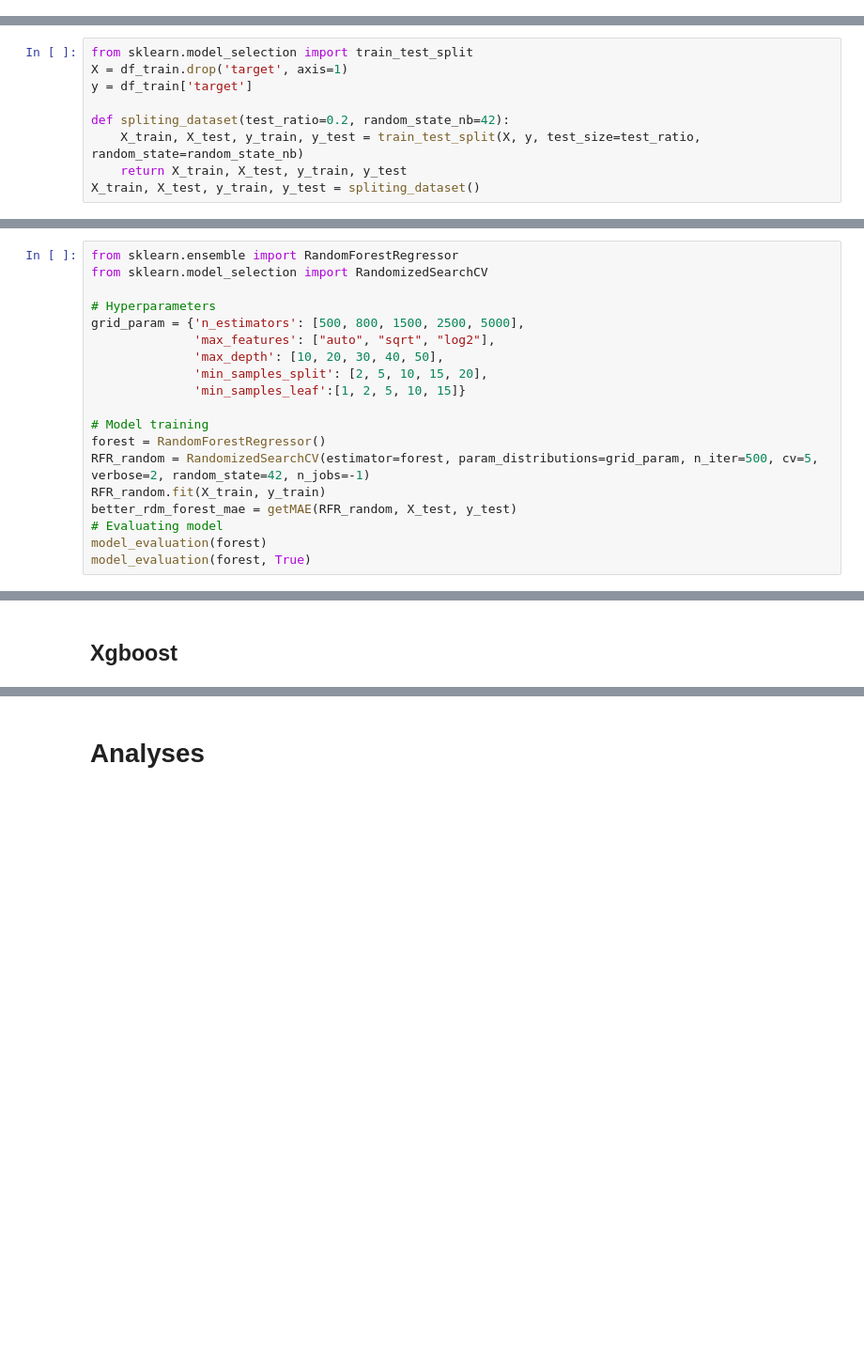
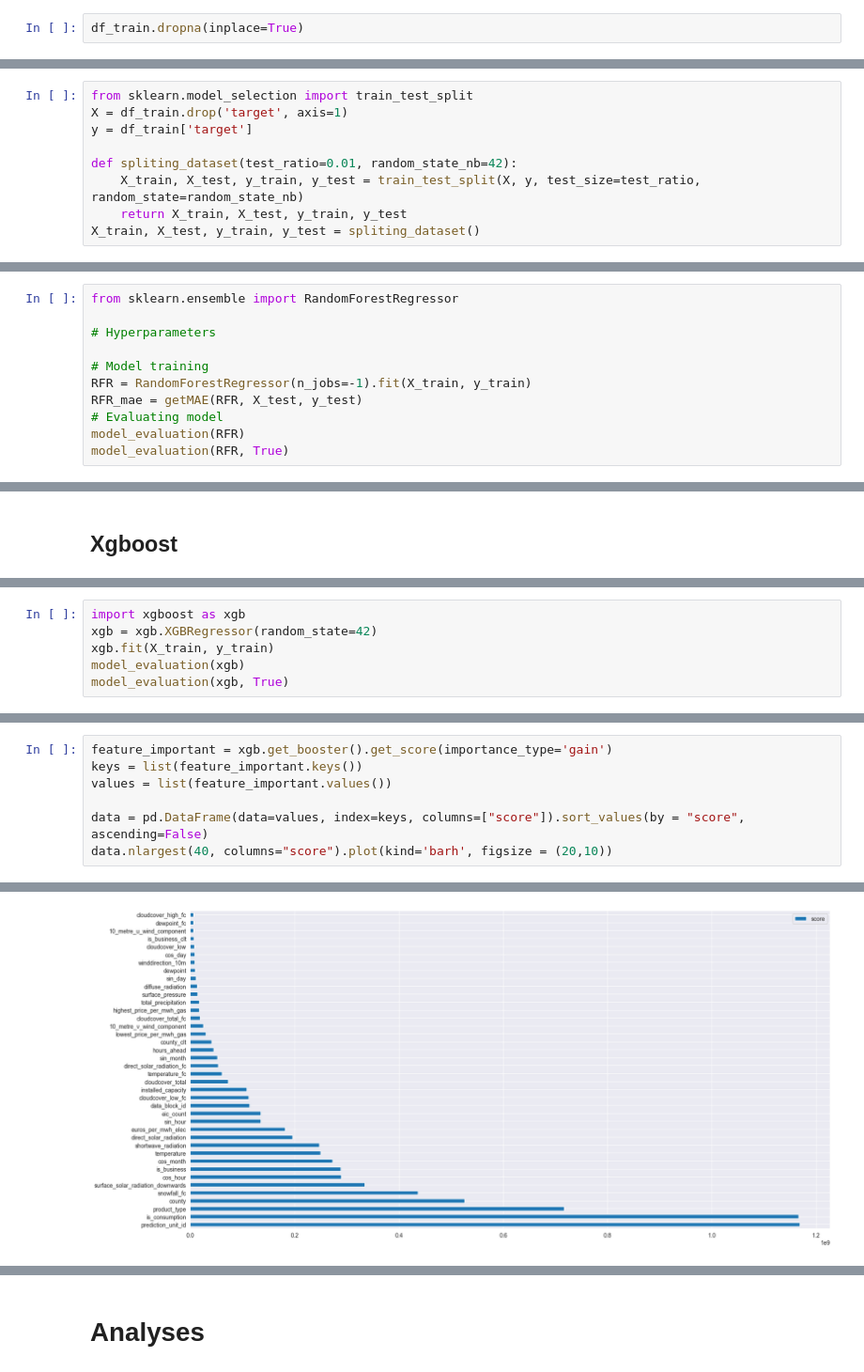
Before and after one commit to ThomBsn/enefit_data, a Jupyter notebook: modelisation.ipynb, the cells around one changed output, grey strips where cells are left out. Shown: that part at 94% size. Cells and saved outputs as stored; diff of their text form; blank space fills up the shorter version.

```diff
--- a/modelisation.ipynb
+++ b/modelisation.ipynb
@@ -39,3 +26,5 @@ df_train.describe()
+# %%
+df_train.dropna(inplace=True)
 # %% [markdown]
 # Train - Test
 # %%
@@ -43,7 +32,7 @@ from sklearn.model_selection import train_test_split
 X = df_train.drop('target', axis=1)
 y = df_train['target']
 
-def spliting_dataset(test_ratio=0.2, random_state_nb=42):
+def spliting_dataset(test_ratio=0.01, random_state_nb=42):
     X_train, X_test, y_train, y_test = train_test_split(X, y, test_size=test_ratio, random_state=random_state_nb)
     return X_train, X_test, y_train, y_test
 X_train, X_test, y_train, y_test = spliting_dataset()
@@ -188,21 +147,13 @@ Mean squared error : 927252.6351 (aiming 0)
 ## Random Forest
 # %%
 from sklearn.ensemble import RandomForestRegressor
-from sklearn.model_selection import RandomizedSearchCV
 
 # Hyperparameters
-grid_param = {'n_estimators': [500, 800, 1500, 2500, 5000],
-              'max_features': ["auto", "sqrt", "log2"],
-              'max_depth': [10, 20, 30, 40, 50],
-              'min_samples_split': [2, 5, 10, 15, 20],
-              'min_samples_leaf':[1, 2, 5, 10, 15]}
 
 # Model training
-forest = RandomForestRegressor()
-RFR_random = RandomizedSearchCV(estimator=forest, param_distributions=grid_param, n_iter=500, cv=5, verbose=2, random_state=42, n_jobs=-1)
-RFR_random.fit(X_train, y_train)
-better_rdm_forest_mae = getMAE(RFR_random, X_test, y_test)
+RFR = RandomForestRegressor(n_jobs=-1).fit(X_train, y_train)
+RFR_mae = getMAE(RFR, X_test, y_test)
 # Evaluating model
-model_evaluation(forest)
-model_evaluation(forest, True)
+model_evaluation(RFR)
+model_evaluation(RFR, True)
 # %% [output]
@@ -228,0 +163,6 @@ Mean squared error : 127154.1872 (aiming 0)
+# %%
+import xgboost as xgb
+xgb = xgb.XGBRegressor(random_state=42)
+xgb.fit(X_train, y_train)
+model_evaluation(xgb)
+model_evaluation(xgb, True)
@@ -228,0 +178,8 @@ Mean squared error : 127154.1872 (aiming 0)
+# %%
+feature_important = xgb.get_booster().get_score(importance_type='gain')
+keys = list(feature_important.keys())
+values = list(feature_important.values())
+
+data = pd.DataFrame(data=values, index=keys, columns=["score"]).sort_values(by = "score", ascending=False)
+data.nlargest(40, columns="score").plot(kind='barh', figsize = (20,10))
+# %% [output]
@@ -228,0 +187 @@ Mean squared error : 127154.1872 (aiming 0)
+[figure, added]
```
Also changed, not shown: parts of 15 cells of this notebook, 1 other file.
